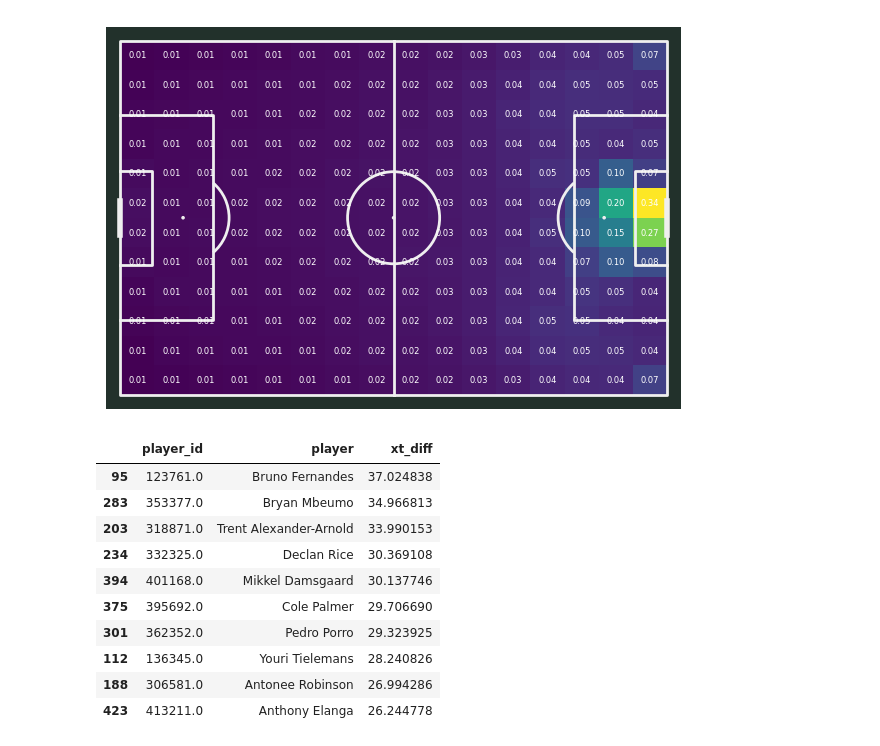
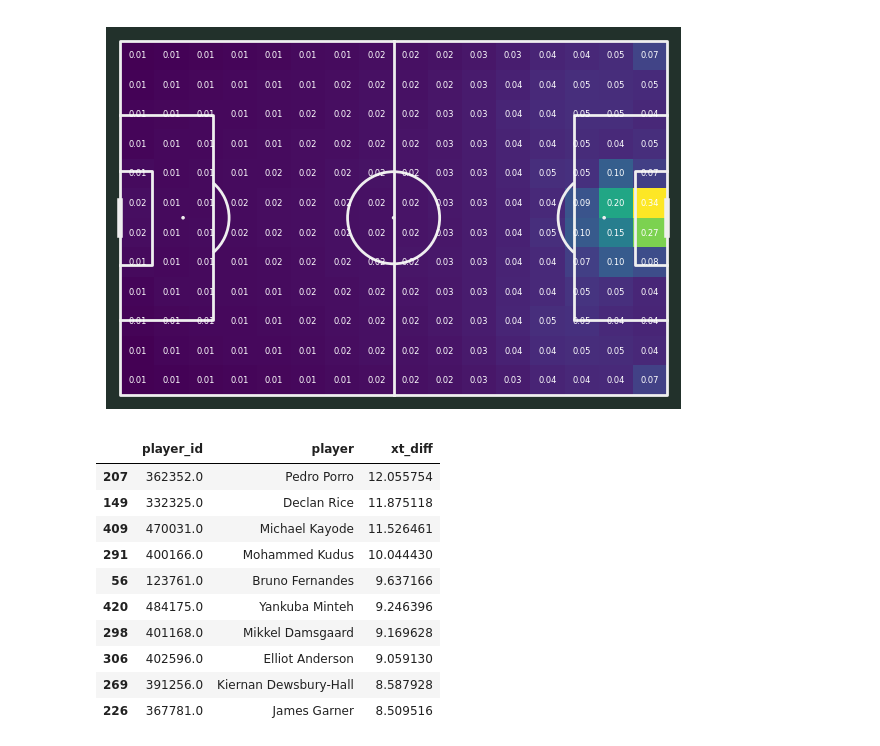
Before and after one commit to levokond/xThreat-inspired-by-penalyblog, a Jupyter notebook: xT.ipynb, the cells around one changed output. Saved outputs shown, nothing was run; the diff lists cells and outputs as text; code cells hidden in the pictures.

```diff
--- a/xT.ipynb
+++ b/xT.ipynb
@@ -265,41 +265,41 @@ for i, row in enumerate(statistic):
 [figure]
 # %%
 # Load the data
-player_df = pd.read_csv("events.csv")
+player_df = pd.read_csv("events_upto_12.csv")
 
 # Map the coordinates to the grid
 player_df["grid_x"], player_df["grid_y"] = map_coordinates_to_grid_vectorized(player_df["x"], player_df["y"])
 player_df["grid_x_end"], player_df["grid_y_end"] = map_coordinates_to_grid_vectorized(player_df["end_x"], player_df["end_y"])
 
 # Filter out rows with missing grid values
 player_df = player_df.dropna(subset=["grid_x", "grid_y", "grid_x_end", "grid_y_end"])
 
 # Calculate the xT difference per action (vectorized)
 player_df["xt_diff"] = (
     xt_grid[player_df["grid_y_end"].astype(int).values, player_df["grid_x_end"].astype(int).values] -
     xt_grid[player_df["grid_y"].astype(int).values, player_df["grid_x"].astype(int).values]
 )
 
 # Filter for positive xT differences and aggregate by player
 top_players = (
     player_df.query("xt_diff > 0")
     .groupby(["player_id", "player"], as_index=False)["xt_diff"]
     .sum()
     .sort_values("xt_diff", ascending=False)
     .head(10)
 )
 top_players
 
 #focus on the goals as well
 # %% [output]
 |  | player_id | player | xt_diff |
-| 95 | 123761.0 | Bruno Fernandes | 37.024838 |
-| 283 | 353377.0 | Bryan Mbeumo | 34.966813 |
-| 203 | 318871.0 | Trent Alexander-Arnold | 33.990153 |
-| 234 | 332325.0 | Declan Rice | 30.369108 |
-| 394 | 401168.0 | Mikkel Damsgaard | 30.137746 |
-| 375 | 395692.0 | Cole Palmer | 29.706690 |
-| 301 | 362352.0 | Pedro Porro | 29.323925 |
-| 112 | 136345.0 | Youri Tielemans | 28.240826 |
-| 188 | 306581.0 | Antonee Robinson | 26.994286 |
-| 423 | 413211.0 | Anthony Elanga | 26.244778 |
+| 207 | 362352.0 | Pedro Porro | 12.055754 |
+| 149 | 332325.0 | Declan Rice | 11.875118 |
+| 409 | 470031.0 | Michael Kayode | 11.526461 |
+| 291 | 400166.0 | Mohammed Kudus | 10.044430 |
+| 56 | 123761.0 | Bruno Fernandes | 9.637166 |
+| 420 | 484175.0 | Yankuba Minteh | 9.246396 |
+| 298 | 401168.0 | Mikkel Damsgaard | 9.169628 |
+| 306 | 402596.0 | Elliot Anderson | 9.059130 |
+| 269 | 391256.0 | Kiernan Dewsbury-Hall | 8.587928 |
+| 226 | 367781.0 | James Garner | 8.509516 |
```
